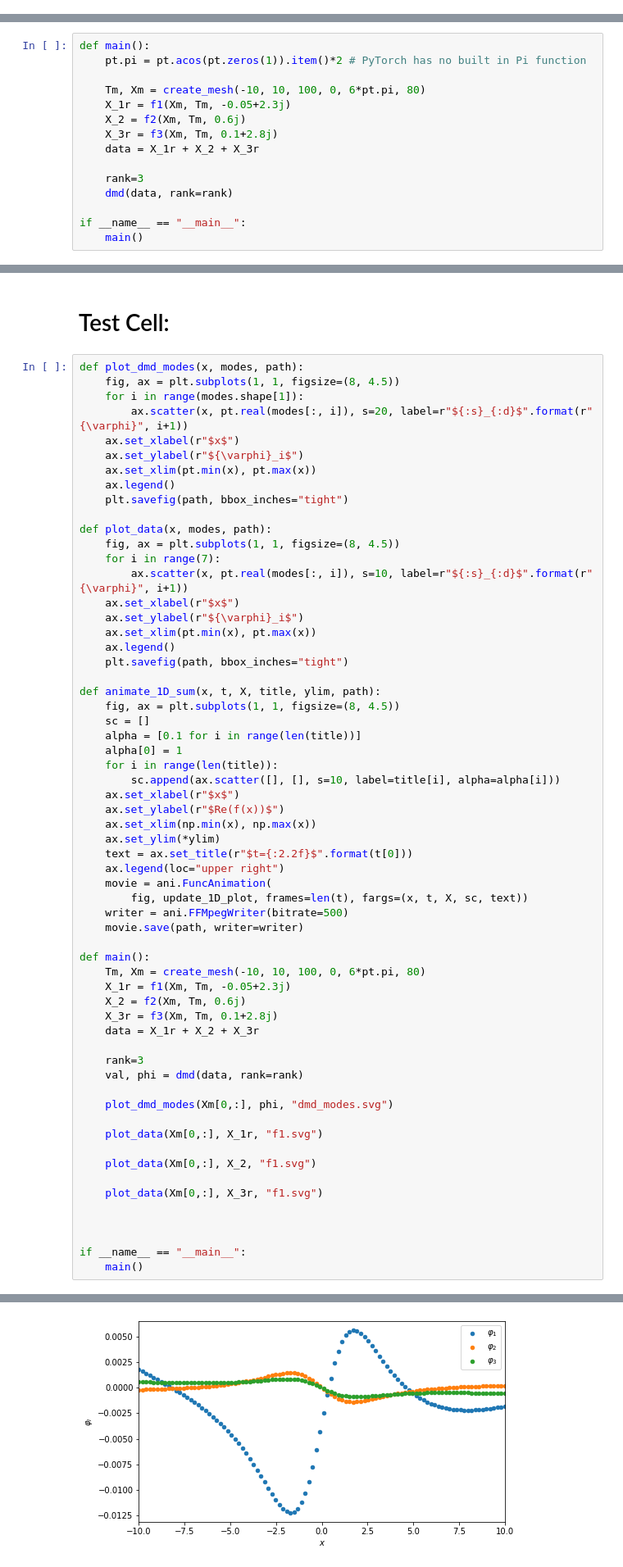
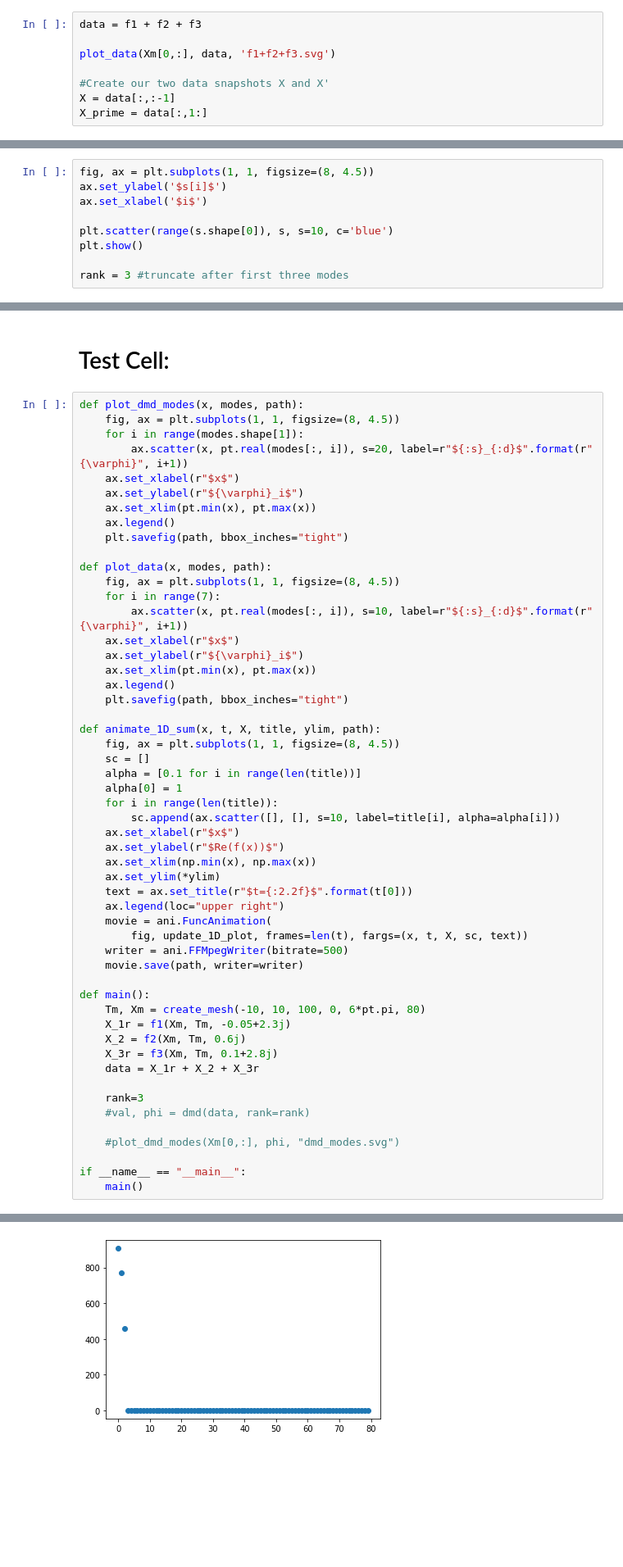
Before and after one commit to FlowModelingControl/flowtorch, a Jupyter notebook: docs/source/notebooks/DMD_introduction.ipynb, the cells around one changed output, grey strips where cells are left out. Shown at 82% size. Saved outputs shown, nothing was run; the diff lists cells and outputs as text; blank space fills up the shorter version.

Commit message:
Visualize Input Functions
Input functions are now displayed visually and explained. Unnecessary functions were removed. Code is now just run in block and not called in main().

```diff
--- a/docs/source/notebooks/DMD_introduction.ipynb
+++ b/docs/source/notebooks/DMD_introduction.ipynb
@@ -84,0 +131,8 @@ $$\Phi = X'V\Sigma^{-1}W$$
+# %%
+data = f1 + f2 + f3
+
+plot_data(Xm[0,:], data, 'f1+f2+f3.svg')
+
+#Create our two data snapshots X and X'
+X = data[:,:-1]
+X_prime = data[:,1:]
@@ -102,0 +186,9 @@ def svd(matrix, rank=None):
+# %%
+fig, ax = plt.subplots(1, 1, figsize=(8, 4.5))
+ax.set_ylabel('$s[i]$')
+ax.set_xlabel('$i$')
+
+plt.scatter(range(s.shape[0]), s, s=10, c='blue')
+plt.show()
+
+rank = 3 #truncate after first three modes
@@ -131,15 +232,0 @@ The mesh is created, the functions are combined, and the DMD function is called.
-# %%
-def main():
-    pt.pi = pt.acos(pt.zeros(1)).item()*2 # PyTorch has no built in Pi function
-
-    Tm, Xm = create_mesh(-10, 10, 100, 0, 6*pt.pi, 80)
-    X_1r = f1(Xm, Tm, -0.05+2.3j)
-    X_2 = f2(Xm, Tm, 0.6j)
-    X_3r = f3(Xm, Tm, 0.1+2.8j)
-    data = X_1r + X_2 + X_3r
-
-    rank=3
-    dmd(data, rank=rank)
-
-if __name__ == "__main__":
-    main()
@@ -240,17 +302,9 @@ def main():
     data = X_1r + X_2 + X_3r
 
     rank=3
-    val, phi = dmd(data, rank=rank)
+    #val, phi = dmd(data, rank=rank)
 
-    plot_dmd_modes(Xm[0,:], phi, "dmd_modes.svg")
-
-    plot_data(Xm[0,:], X_1r, "f1.svg")
-
-    plot_data(Xm[0,:], X_2, "f1.svg")
-
-    plot_data(Xm[0,:], X_3r, "f1.svg")
-
-
+    #plot_dmd_modes(Xm[0,:], phi, "dmd_modes.svg")
 
 if __name__ == "__main__":
     main()
@@ -258,2 +326,2 @@ if __name__ == "__main__":
-[figure, old version]
+[figure, new version]
 [figure]
```
Also changed, not shown: parts of 36 cells of this notebook, 5 other files.
